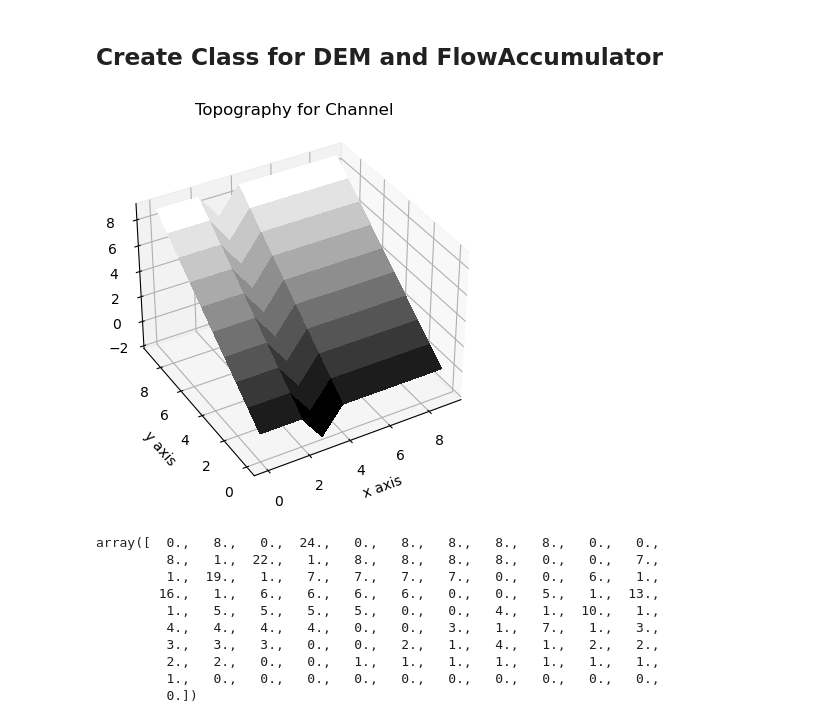
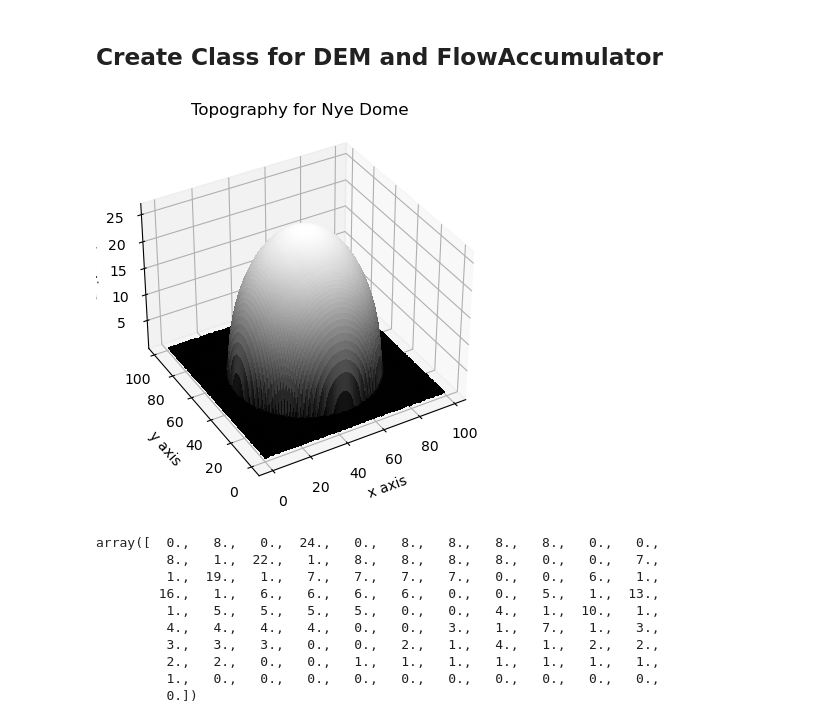
Before and after one commit to csdms-espin/ESPIn_2023_glacial_water_routing, a Jupyter notebook: MeltwaterRunoff.ipynb, the cells around one changed output. Cells and saved outputs as stored; diff of their text form; code cells hidden in the pictures.

```diff
--- a/MeltwaterRunoff.ipynb
+++ b/MeltwaterRunoff.ipynb
@@ -15,6 +15,10 @@ import numpy as np
 ## Create Class for DEM and FlowAccumulator
 # %%
 class GlacierSurfaceFlow:
+    '''
+    Class to create model grid and FlowAccumulator for a glacier. Sets a grid for a given test case, creates a FlowAccumulator using the FlowDirectorD8 and contains graphing functions to visualise the data.
+    '''
+
 
     def __init__(self,case):
         if case == 'Parabola':
@@ -33,15 +37,14 @@ class GlacierSurfaceFlow:
             self.grid = RasterModelGrid((100,100)) #create model grid
 
             # calculate
-            z2 = 700 - 0.5*((mg.y_of_node-50)**2 + (mg.x_of_node-50)**2)
-            z2[z2 <0]=0
-            elev = mg.add_field('topographic__elevation',np.sqrt(z2),at='node')
+            z2 = 700 - 0.5*((self.grid.y_of_node-50)**2 + (self.grid.x_of_node-50)**2)
+            z2[z2 <0]=0.1*np.random.rand(len(z2[z2<0]))
+            elev = self.grid.add_field('topographic__elevation',np.sqrt(z2),at='node')
 
     def create_flow_acc(self,flow_director='FlowDirectorD8'):
         self.fa = FlowAccumulator(self.grid,flow_director=flow_director)
         self.fa.run_one_step()
         self.da,self.q = self.fa.accumulate_flow()
-        return 'Hi'
 
     def surf_plot(self,surface='topographic__elevation', title=None):
         if title == None:
@@ -68,12 +71,11 @@ class GlacierSurfaceFlow:
         ax.set_zlabel('elevation')
         plt.title(title)
         plt.show()
-# %%
-GlacierSurfaceFlow('Channel').surf_plot()
-# %% [output]
-[figure, removed]
 # %%
-test = GlacierSurfaceFlow('Channel')
+test = GlacierSurfaceFlow('Nye Dome')
+test.surf_plot()
+# %% [output]
+[figure, added]
 # %%
 test.create_flow_acc()
 test.q
```
